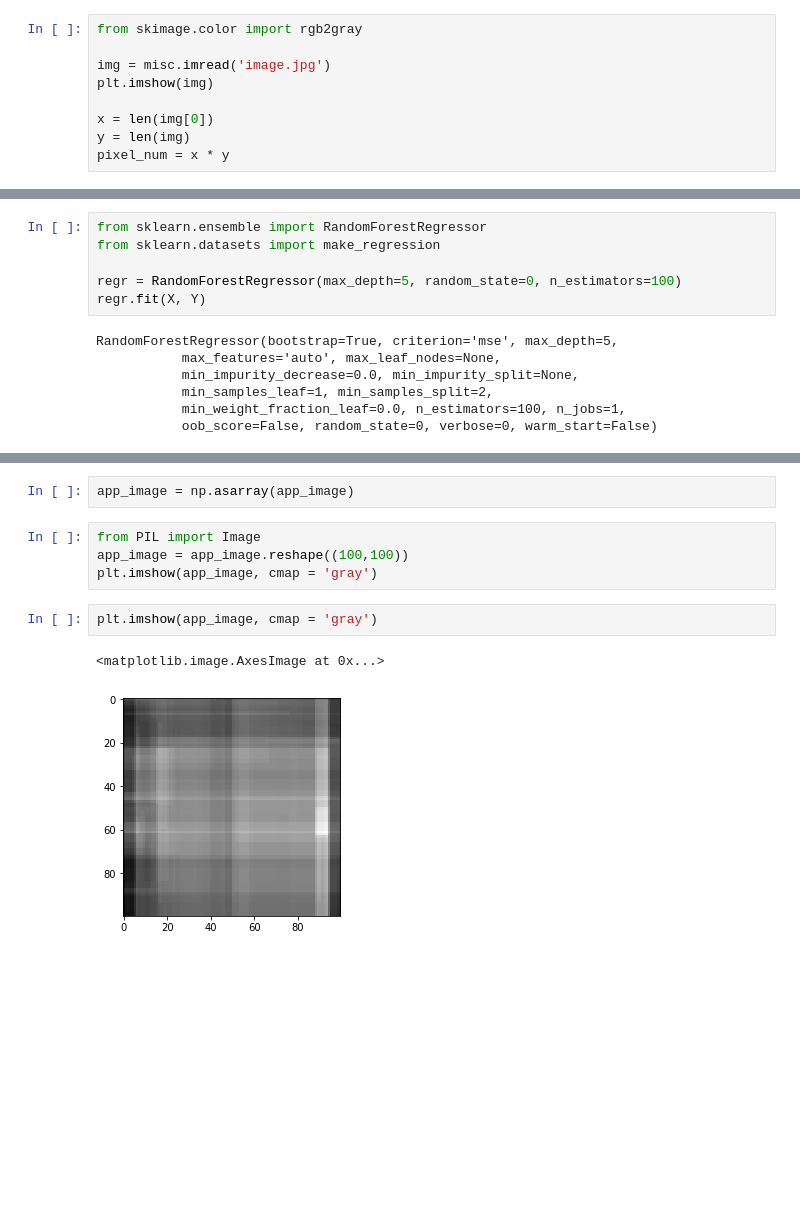
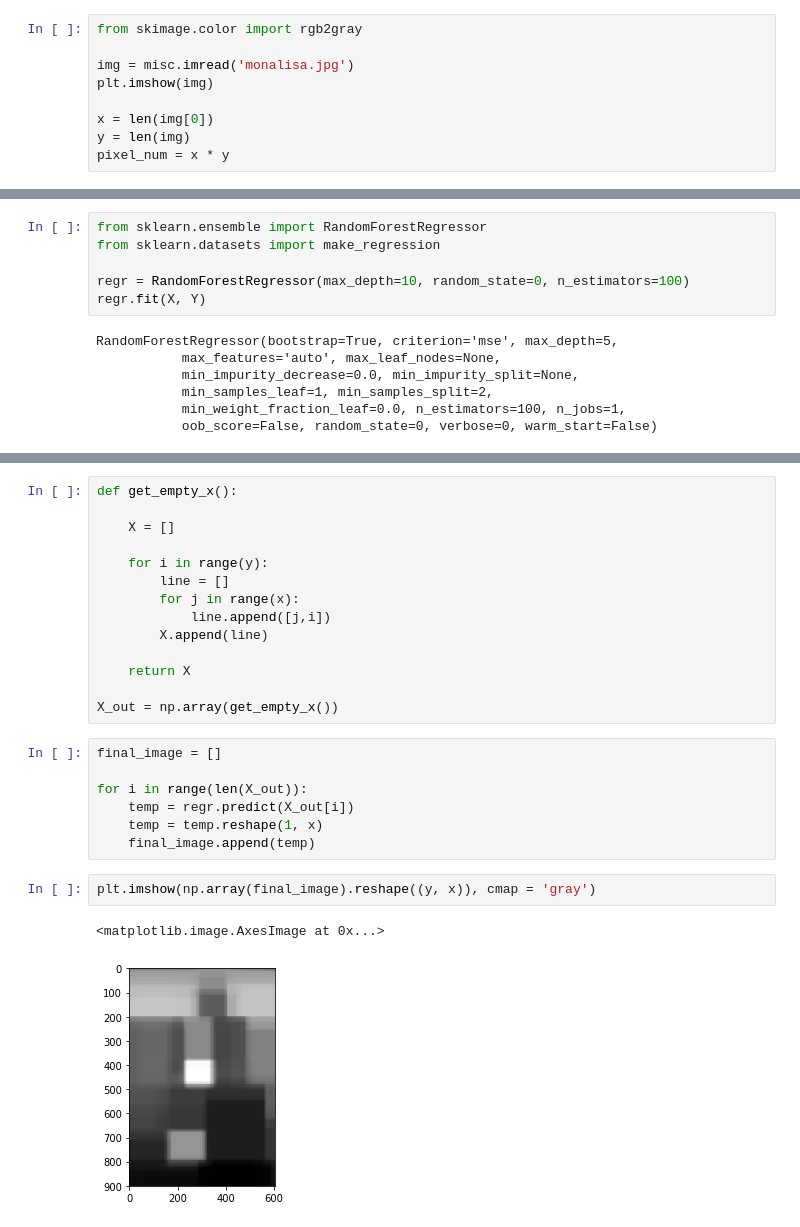
Before and after one commit to noelkonagai/cs5785-fall-2018, a Jupyter notebook: paintin_random_forest.ipynb, the cells around one changed output, grey strips where cells are left out. Saved outputs shown, nothing was run; the diff lists cells and outputs as text; blank space fills up the shorter version.

```diff
--- a/paintin_random_forest.ipynb
+++ b/paintin_random_forest.ipynb
@@ -7,7 +8,7 @@ import numpy as np
 # %%
 from skimage.color import rgb2gray
 
-img = misc.imread('image.jpg')
+img = misc.imread('monalisa.jpg')
 plt.imshow(img)
 
 x = len(img[0])
@@ -69,7 +73,7 @@ Y = create_y(X, img_gray)
 from sklearn.ensemble import RandomForestRegressor
 from sklearn.datasets import make_regression
 
-regr = RandomForestRegressor(max_depth=5, random_state=0, n_estimators=100)
+regr = RandomForestRegressor(max_depth=10, random_state=0, n_estimators=100)
 regr.fit(X, Y)
 # %% [output]
 RandomForestRegressor(bootstrap=True, criterion='mse', max_depth=5,
@@ -102,11 +98,26 @@ Wall time: 6.91 µs
-# %%
-app_image = np.asarray(app_image)
-# %%
-from PIL import Image
-app_image = app_image.reshape((100,100))
-plt.imshow(app_image, cmap = 'gray')
+# %%
+def get_empty_x():
+
+    X = []
+
+    for i in range(y):
+        line = []
+        for j in range(x):
+            line.append([j,i])
+        X.append(line)
+
+    return X
+
+X_out = np.array(get_empty_x())
+# %%
+final_image = []
+
+for i in range(len(X_out)):
+    temp = regr.predict(X_out[i])
+    temp = temp.reshape(1, x)
+    final_image.append(temp)
 # %%
-plt.imshow(app_image, cmap = 'gray')
+plt.imshow(np.array(final_image).reshape((y, x)), cmap = 'gray')
 # %% [output]
 <matplotlib.image.AxesImage at 0x...>
-[figure, old version]
+[figure, new version]
```
Also changed, not shown: parts of 6 cells of this notebook, 1 other file.
